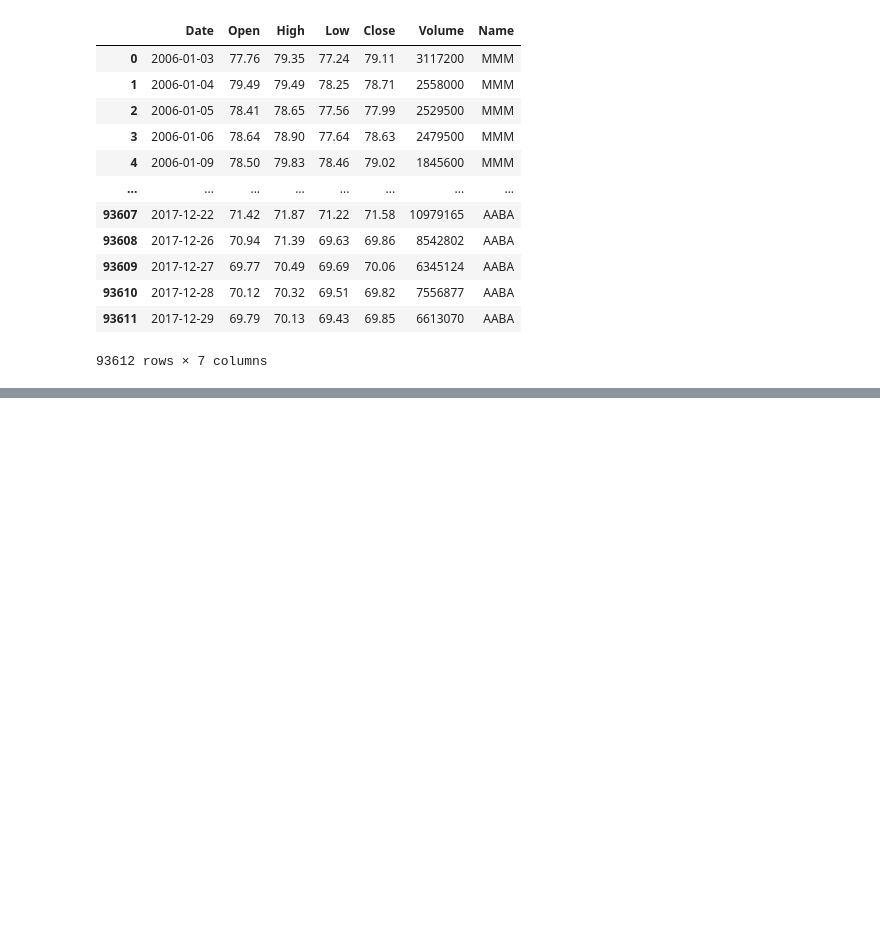
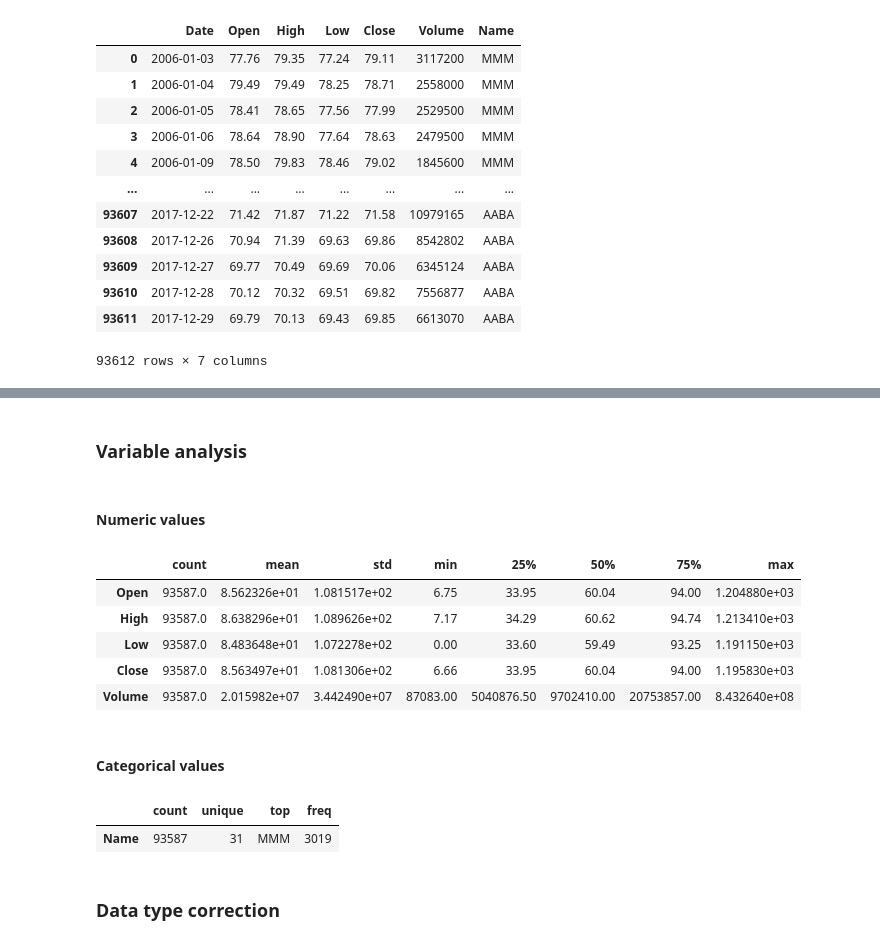
Before and after one commit to JesusTrj/AppliedDataScience, a Jupyter notebook: stock_forecasting/NB_EDA.ipynb, the cells around one changed output, grey strips where cells are left out. Drawn from its saved outputs; the diff is of its cells as text; code cells hidden in the pictures; blank space fills up the shorter version.

```diff
--- a/stock_forecasting/NB_EDA.ipynb
+++ b/stock_forecasting/NB_EDA.ipynb
@@ -31,0 +139,23 @@ df
+# %% [markdown]
+### Variable analysis
+# %% [markdown]
+#### Numeric values
+# %%
+NUMERICS = ('int16', 'int32', 'int64', 'float16', 'float32', 'float64') #numeric variables
+sliced_df.select_dtypes(include = NUMERICS).describe().T
+# %% [output]
+|  | count | mean | std | min | 25% | 50% | 75% | max |
+| Open | 93587.0 | 8.562326e+01 | 1.081517e+02 | 6.75 | 33.95 | 60.04 | 94.00 | 1.204880e+03 |
+| High | 93587.0 | 8.638296e+01 | 1.089626e+02 | 7.17 | 34.29 | 60.62 | 94.74 | 1.213410e+03 |
+| Low | 93587.0 | 8.483648e+01 | 1.072278e+02 | 0.00 | 33.60 | 59.49 | 93.25 | 1.191150e+03 |
+| Close | 93587.0 | 8.563497e+01 | 1.081306e+02 | 6.66 | 33.95 | 60.04 | 94.00 | 1.195830e+03 |
+| Volume | 93587.0 | 2.015982e+07 | 3.442490e+07 | 87083.00 | 5040876.50 | 9702410.00 | 20753857.00 | 8.432640e+08 |
+# %% [markdown]
+#### Categorical values
+# %%
+sliced_df.select_dtypes(include ='object').describe(include = 'O').T #categorical variables
+# %% [output]
+|  | count | unique | top | freq |
+| Name | 93587 | 31 | MMM | 3019 |
+# %% [markdown]
+### Data type correction
```
Also changed, not shown: parts of 19 cells of this notebook.
